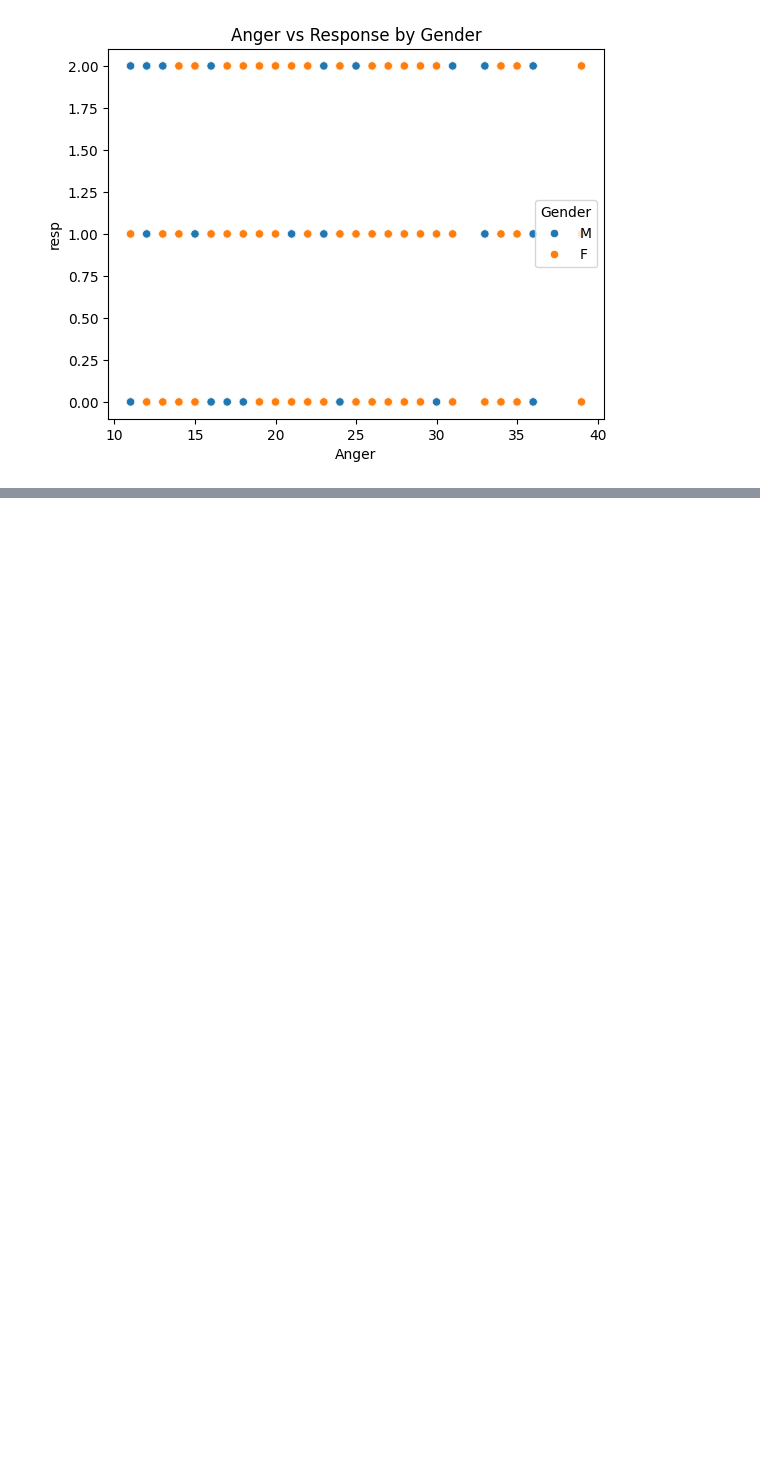
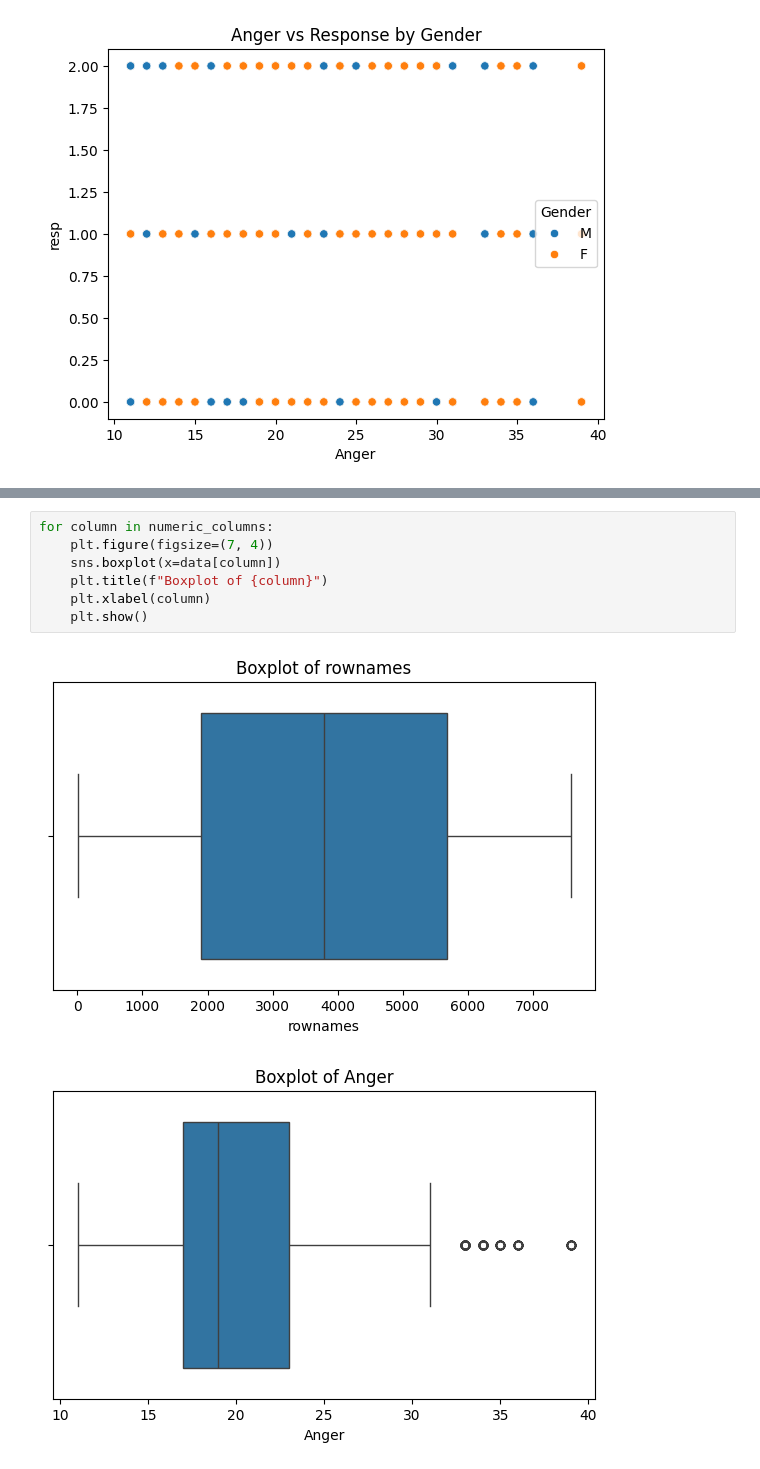
Before and after one commit to ardrahn19/ARDRA-HARIDAS-NAIR, a Jupyter notebook: Phase1_EDA.ipynb, the cells around one changed output, grey strips where cells are left out. Cells and saved outputs as stored; diff of their text form; blank space fills up the shorter version.

```diff
--- a/Phase1_EDA.ipynb
+++ b/Phase1_EDA.ipynb
@@ -264,0 +313,10 @@ plt.show()
+# %%
+for column in numeric_columns:
+    plt.figure(figsize=(7, 4))
+    sns.boxplot(x=data[column])
+    plt.title(f"Boxplot of {column}")
+    plt.xlabel(column)
+    plt.show()
+# %% [output]
+[figure, added]
+[figure, added]
```
Also changed, not shown: parts of 39 cells of this notebook.
